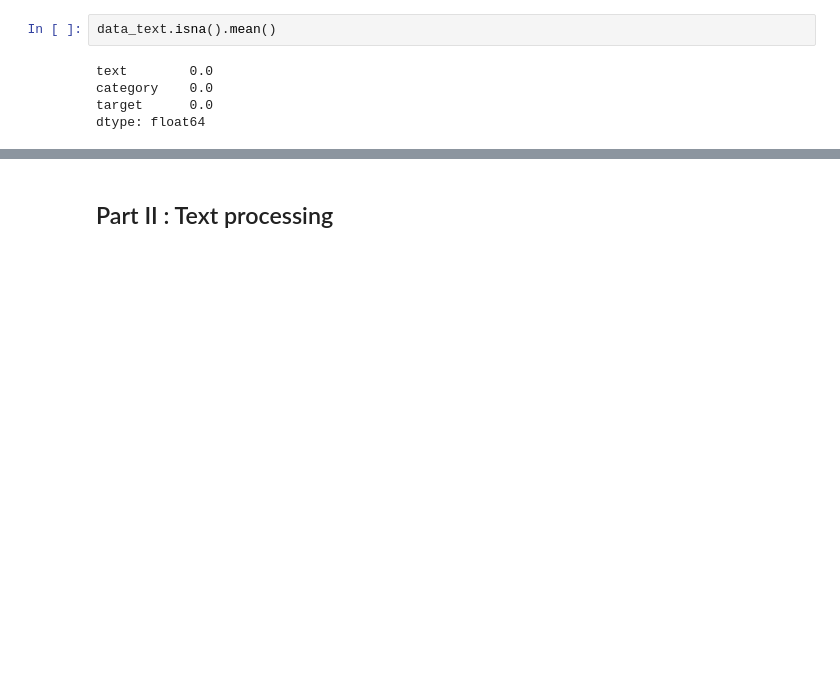
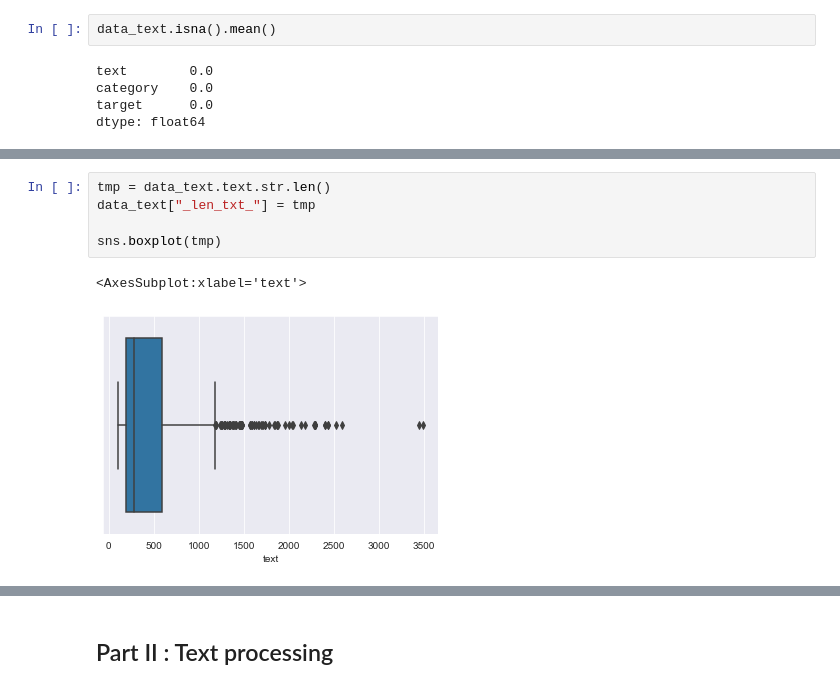
Before and after one commit to oumeima-elgharbi/P6_Data_Science_OpenClassrooms, a Jupyter notebook: P6_02_NLP.ipynb, the cells around one changed output, grey strips where cells are left out. Drawn from its saved outputs; the diff is of its cells as text; blank space fills up the shorter version.

```diff
--- a/P6_02_NLP.ipynb
+++ b/P6_02_NLP.ipynb
@@ -91,0 +188,8 @@ dtype: float64
+# %%
+tmp = data_text.text.str.len()
+data_text["_len_txt_"] = tmp
+
+sns.boxplot(tmp)
+# %% [output]
+<AxesSubplot:xlabel='text'>
+[figure, added]
```
Also changed, not shown: parts of 71 cells of this notebook, 4 other files.
